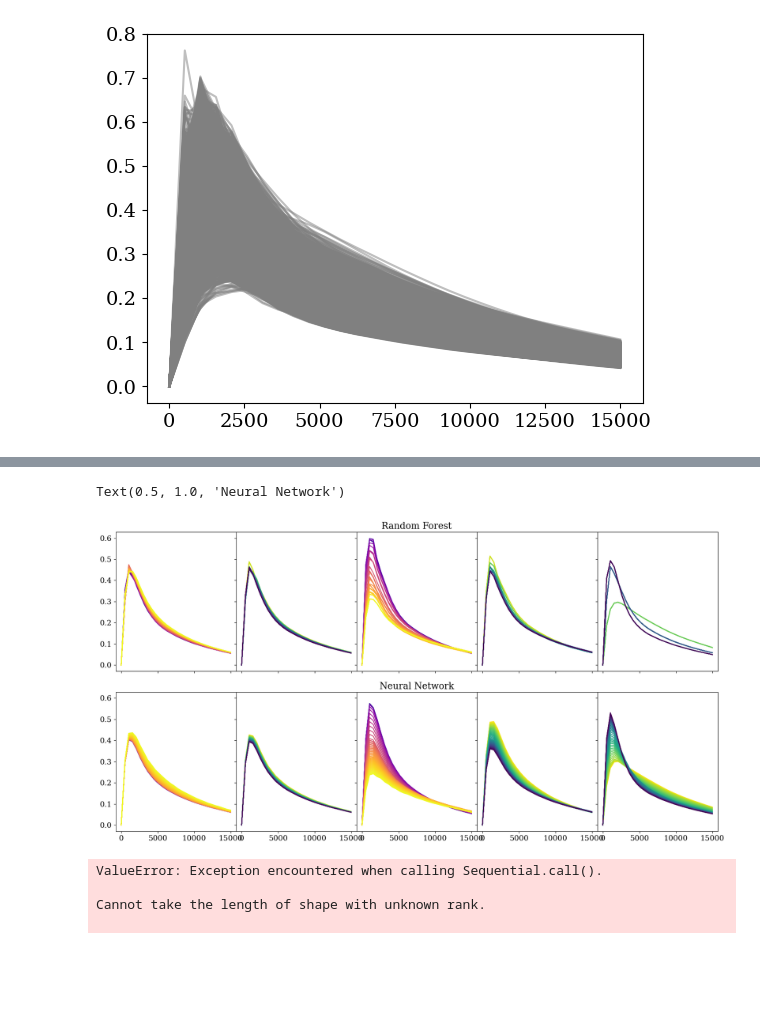
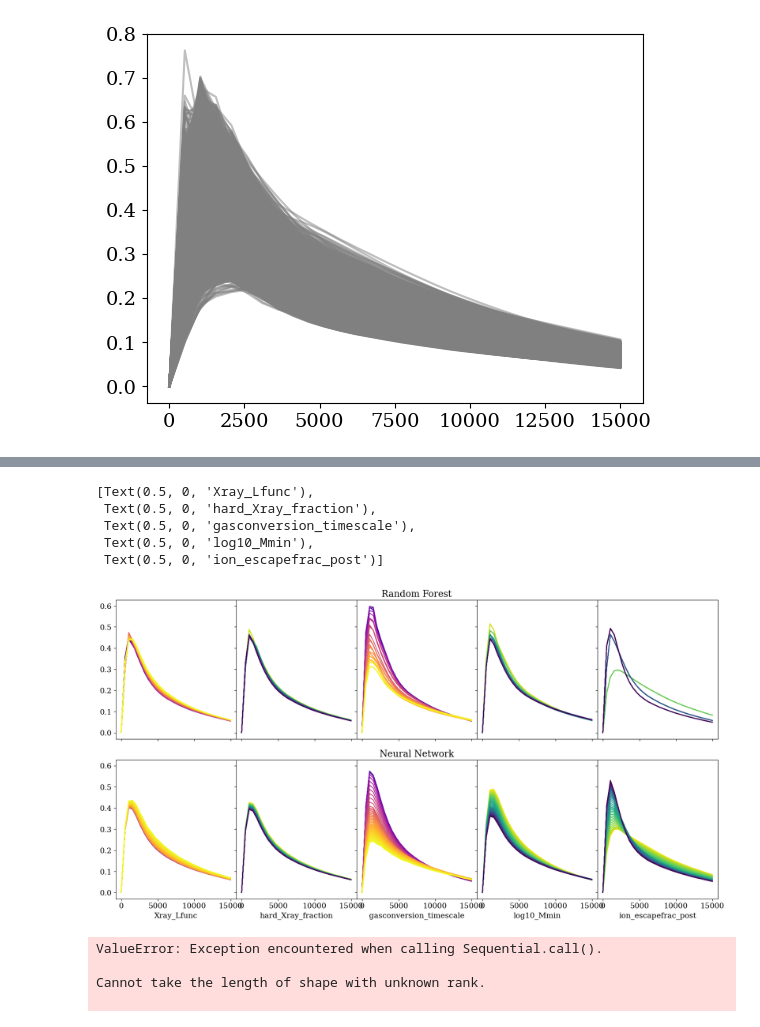
Before and after one commit to lisaleemcb/alfred, a Jupyter notebook: notebooks/Emulator_Comparison.ipynb, the cells around one changed output, grey strips where cells are left out. Saved outputs shown, nothing was run; the diff lists cells and outputs as text; code cells hidden in the pictures; blank space fills up the shorter version.

```diff
--- a/notebooks/Emulator_Comparison.ipynb
+++ b/notebooks/Emulator_Comparison.ipynb
@@ -75,0 +70,3 @@ len(failed_reion)
+# %%
+xe_histories = np.load(f'{home_dir}/kSZ/data/LoReLi_summaries/ion_histories_full.npz', allow_pickle=True)
+xe_histories = xe_histories['arr_0'].item()
@@ -723,2 +787,9 @@ X_train.shape
 # %%
-plt.plot(ells, nn.prediction(means[None,:]).flatten())
+#datapoints = regressor.predict(np.asarray(theta_true)[None,:]).flatten()
+# from alfred.emulator import NeuralNetwork
+import joblib
+import tensorflow as tf
+
+scalerX = joblib.load("scalerX.pkl")
+scalerY = joblib.load("scalerY.pkl")
+model = tf.keras.models.load_model('NNv1_model.keras')
@@ -728,0 +796,6 @@ plt.plot(ells, nn.prediction(means[None,:]).flatten())
+# %%
+def kemu(params, scalerX=scalerX, scalerY=scalerY, model=model):
+    X = scalerX.transform(params[None,:]) # the [None,:] is required by keras to maintain a rank 2 shape
+    Y = scalerY.inverse_transform(model.predict(X, verbose=0)) # this comes out as a rank 2
+
+    return Y.flatten()
@@ -728,0 +812,24 @@ plt.plot(ells, nn.prediction(means[None,:]).flatten())
+# %%
+fig, ax = plt.subplots(1,3, sharey=True, figsize=(15,5))
+fig.subplots_adjust(wspace=0.0)
+
+s = df[df[astro_labels[-1]] == .05].index.to_list()
+for i in range(0, len(s)):
+    sn = s[i]
+    ax[0].plot(ells, kemu(df.loc[sn].to_numpy()) / kemu(df.loc[sn].to_numpy(),
+                           scalerX=nn.scalerX, scalerY=nn.scalerY, model=nn.model),
+                           color='blue', alpha=.5)
+
+s = df[df[astro_labels[-1]] == .275].index.to_list()
+for i in range(0, len(s)):
+    sn = s[i]
+    ax[1].plot(ells, kemu(df.loc[sn].to_numpy()) /  kemu(df.loc[sn].to_numpy(),
+                           scalerX=nn.scalerX, scalerY=nn.scalerY, model=nn.model),
+                           color='green', alpha=.5)
+
+s = df[df[astro_labels[-1]] == .5].index.to_list()
+for i in range(0, len(s)):
+    sn = s[i]
+    ax[2].plot(ells, kemu(df.loc[sn].to_numpy()) /  kemu(df.loc[sn].to_numpy(),
+                           scalerX=nn.scalerX, scalerY=nn.scalerY, model=nn.model),
+                           color='deeppink', alpha=.5)
@@ -758,6 +867,8 @@ for i, pname in enumerate(astro_labels):
 
 ax[0,2].set_title('Random Forest')
 ax[1,2].set_title('Neural Network')
+
+[ax[1,i].set_xlabel(astro_labels[i]) for i in range(len(astro_labels))]
 # %% [output]
 0.0002 < L_X < 0.0192
 with mean L_X=0.0047
@@ -779,5 +890,9 @@ with mean L_X=0.0047
-Text(0.5, 1.0, 'Neural Network')
+[Text(0.5, 0, 'Xray_Lfunc'),
+ Text(0.5, 0, 'hard_Xray_fraction'),
+ Text(0.5, 0, 'gasconversion_timescale'),
+ Text(0.5, 0, 'log10_Mmin'),
+ Text(0.5, 0, 'ion_escapefrac_post')]
-[figure, old version]
+[figure, new version]
 # %%
 import alfred
 # %%
```
Also changed, not shown: parts of 28 cells of this notebook, 5 other files.
